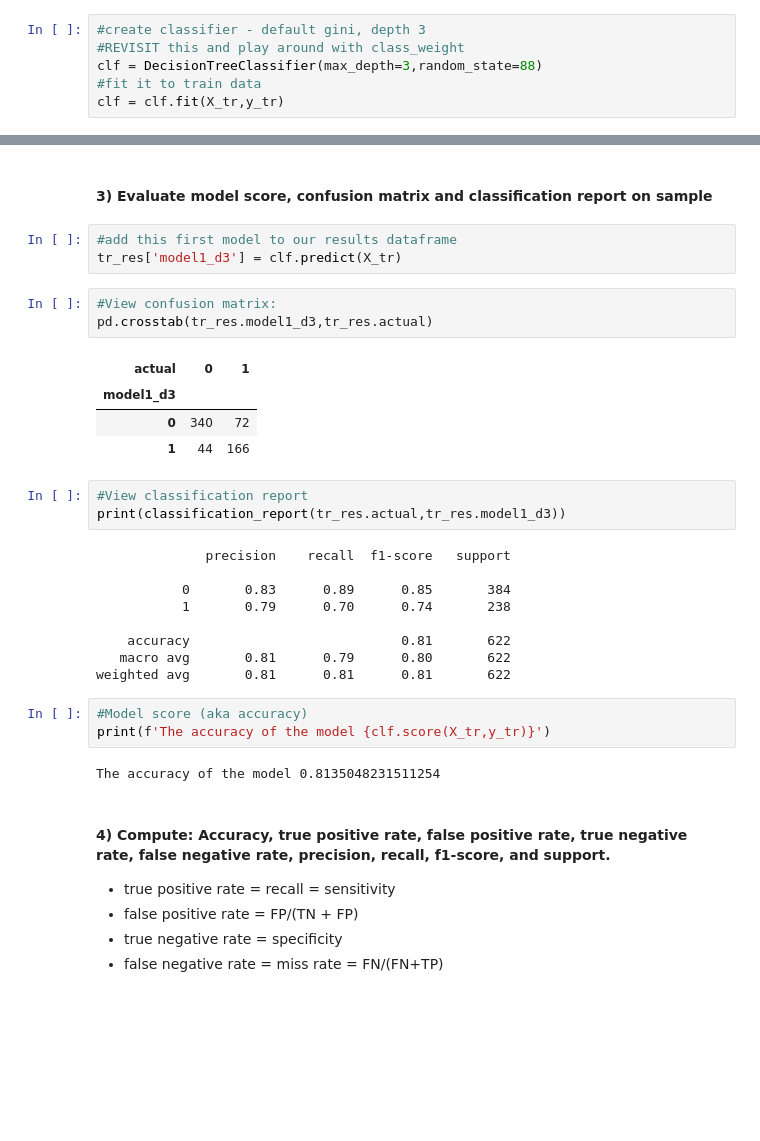
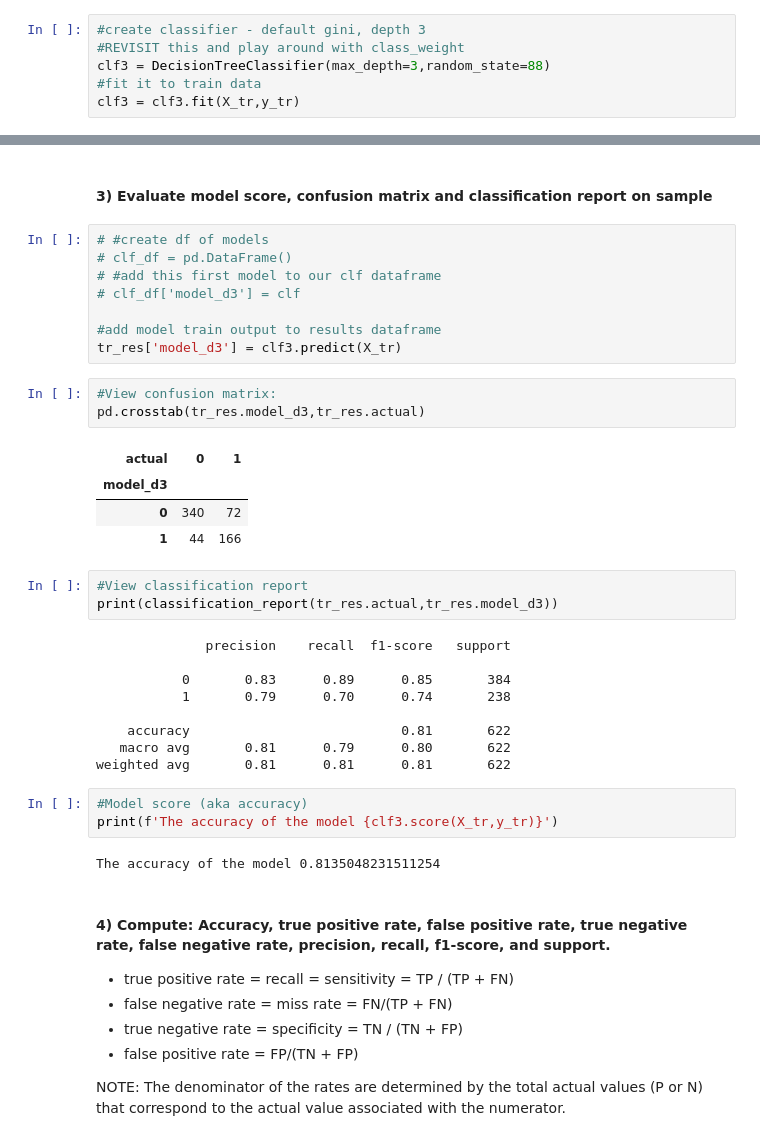
Before and after one commit to Cayt-Schlichting/classification-exercises, a Jupyter notebook: model.ipynb, the cells around one changed output, grey strips where cells are left out. Drawn from its saved outputs; the diff is of its cells as text; blank space fills up the shorter version.

Commit message:
updated prep_titanic, cleaned up model_eval, added telco work to model.ipynb

```diff
--- a/model.ipynb
+++ b/model.ipynb
@@ -84,9 +84,9 @@ y_val = val.survived
 # %%
 #create classifier - default gini, depth 3
 #REVISIT this and play around with class_weight
-clf = DecisionTreeClassifier(max_depth=3,random_state=88)
+clf3 = DecisionTreeClassifier(max_depth=3,random_state=88)
 #fit it to train data
-clf = clf.fit(X_tr,y_tr)
+clf3 = clf3.fit(X_tr,y_tr)
 # %%
 #Visualize the model:
 plt.figure(figsize=(10,7))
@@ -111,19 +111,24 @@ plot_tree(clf, feature_names=X_tr.columns, class_names=clf.classes_.astype(str),
 # %% [markdown]
 #### 3) Evaluate model score, confusion matrix and classification report on sample
 # %%
-#add this first model to our results dataframe
-tr_res['model1_d3'] = clf.predict(X_tr)
+# #create df of models
+# clf_df = pd.DataFrame()
+# #add this first model to our clf dataframe
+# clf_df['model_d3'] = clf
+
+#add model train output to results dataframe
+tr_res['model_d3'] = clf3.predict(X_tr)
 # %%
 #View confusion matrix:
-pd.crosstab(tr_res.model1_d3,tr_res.actual)
+pd.crosstab(tr_res.model_d3,tr_res.actual)
 # %% [output]
 | actual | 0 | 1 |
-| model1_d3 |  |  |
+| model_d3 |  |  |
 | 0 | 340 | 72 |
 | 1 | 44 | 166 |
 # %%
 #View classification report
-print(classification_report(tr_res.actual,tr_res.model1_d3))
+print(classification_report(tr_res.actual,tr_res.model_d3))
 # %% [output]
               precision    recall  f1-score   support
 
@@ -135,12 +140,14 @@ print(classification_report(tr_res.actual,tr_res.model1_d3))
 weighted avg       0.81      0.81      0.81       622
 # %%
 #Model score (aka accuracy)
-print(f'The accuracy of the model {clf.score(X_tr,y_tr)}')
+print(f'The accuracy of the model {clf3.score(X_tr,y_tr)}')
 # %% [output]
 The accuracy of the model 0.8135048231511254
 # %% [markdown]
 #### 4) Compute: Accuracy, true positive rate, false positive rate, true negative rate, false negative rate, precision, recall, f1-score, and support.
-- true positive rate = recall = sensitivity
+- true positive rate = recall = sensitivity = TP / (TP + FN)
+- false negative rate =  miss rate = FN/(TP + FN)
+- true negative rate = specificity = TN / (TN + FP)
 - false positive rate = FP/(TN + FP)
-- true negative rate = specificity
-- false negative rate =  miss rate = FN/(FN+TP)
+
+NOTE: The denominator of the rates are determined by the total actual values (P or N) that correspond to the actual value associated with the numerator.
```
Also changed, not shown: parts of 36 cells of this notebook, 2 other files.
